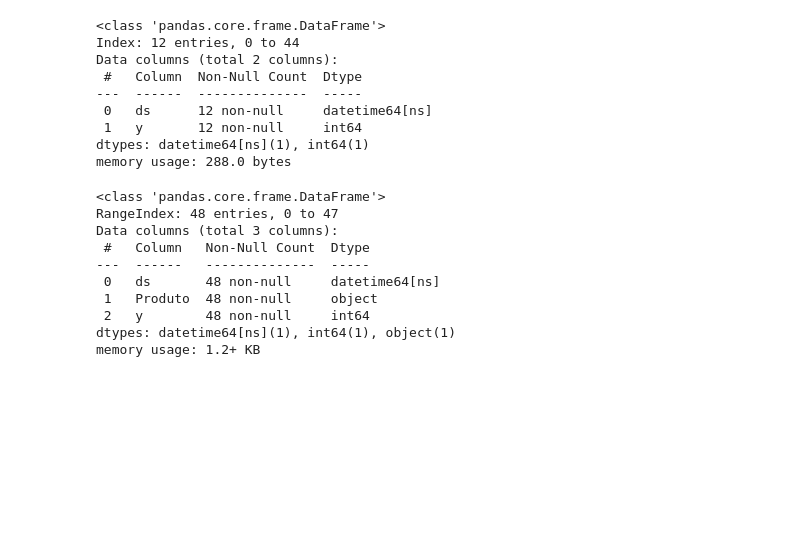
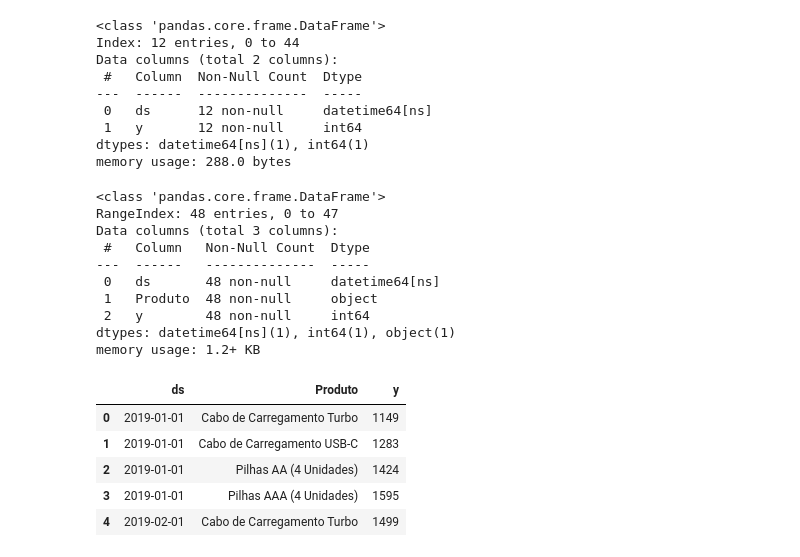
Before and after one commit to alyssonmontovanelli/analise_Previsao_Vendas_varejo, a Jupyter notebook: pre_processamento/Alimentacao.ipynb, the cells around one changed output. Cells and saved outputs as stored; diff of their text form; code cells hidden in the pictures; blank space fills up the shorter version.

```diff
--- a/pre_processamento/Alimentacao.ipynb
+++ b/pre_processamento/Alimentacao.ipynb
@@ -66,3 +66,12 @@ Data columns (total 3 columns):
  2   y        48 non-null     int64
 dtypes: datetime64[ns](1), int64(1), object(1)
 memory usage: 1.2+ KB
+# %%
+df_alimentacao.head()
+# %% [output]
+|  | ds | Produto | y |
+| 0 | 2019-01-01 | Cabo de Carregamento Turbo | 1149 |
+| 1 | 2019-01-01 | Cabo de Carregamento USB-C | 1283 |
+| 2 | 2019-01-01 | Pilhas AA (4 Unidades) | 1424 |
+| 3 | 2019-01-01 | Pilhas AAA (4 Unidades) | 1595 |
+| 4 | 2019-02-01 | Cabo de Carregamento Turbo | 1499 |
```
Also changed, not shown: 1 other file.
